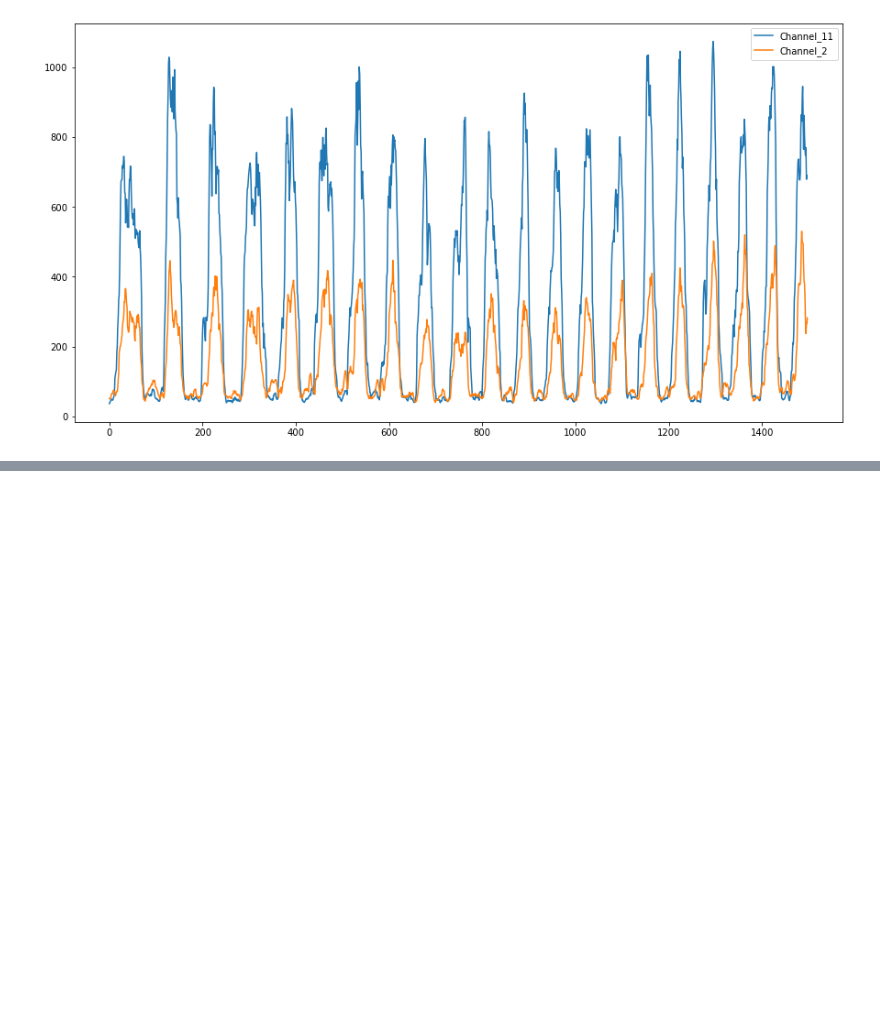
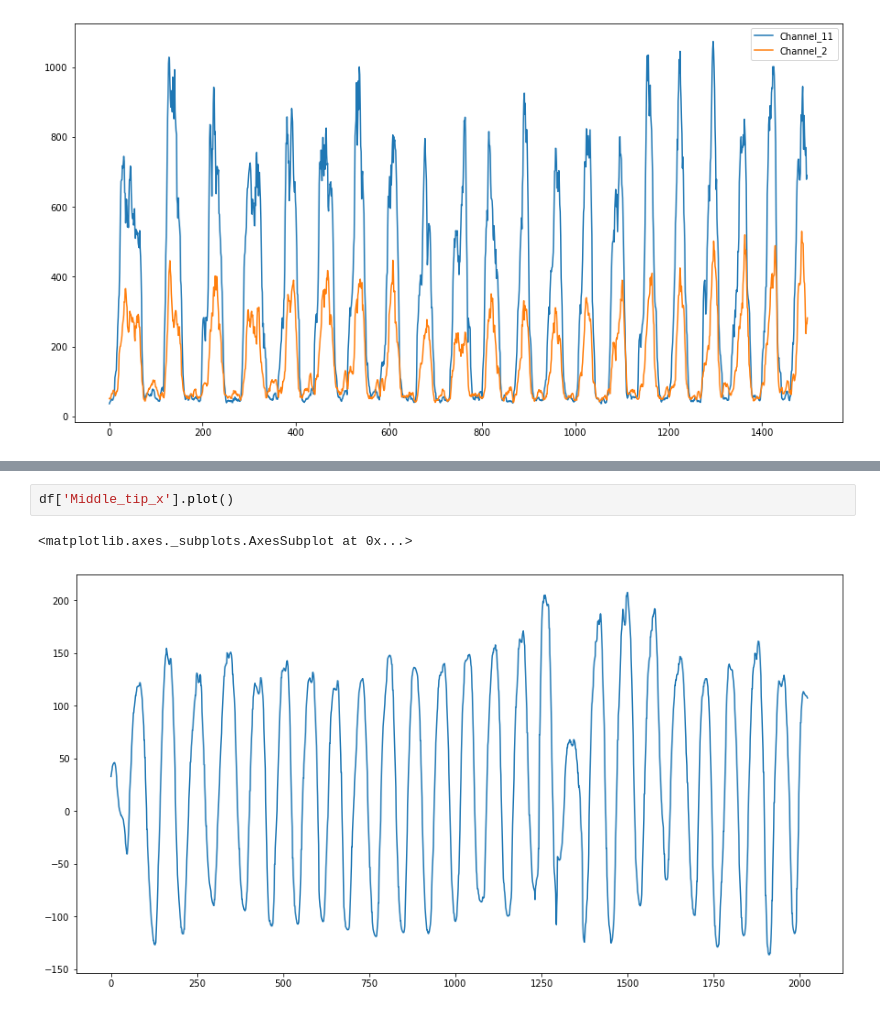
Before and after one commit to PerlinWarp/NeuroLeap, a Jupyter notebook: Notebooks/DualDataCheck.ipynb, the cells around one changed output, grey strips where cells are left out. Saved outputs shown, nothing was run; the diff lists cells and outputs as text; blank space fills up the shorter version.

```diff
--- a/Notebooks/DualDataCheck.ipynb
+++ b/Notebooks/DualDataCheck.ipynb
@@ -107,0 +141,5 @@ df[['Channel_11', 'Channel_2']].plot()
+# %%
+df['Middle_tip_x'].plot()
+# %% [output]
+<matplotlib.axes._subplots.AxesSubplot at 0x...>
+[figure, added]
```
Also changed, not shown: parts of 6 cells of this notebook, 4 other files.
